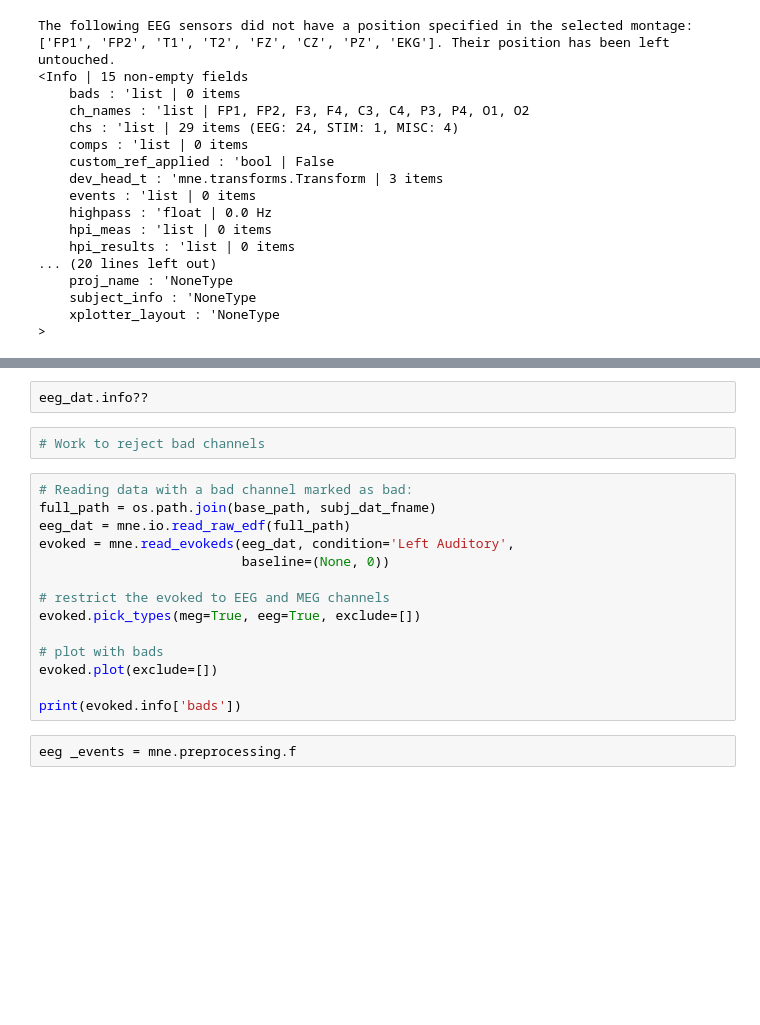
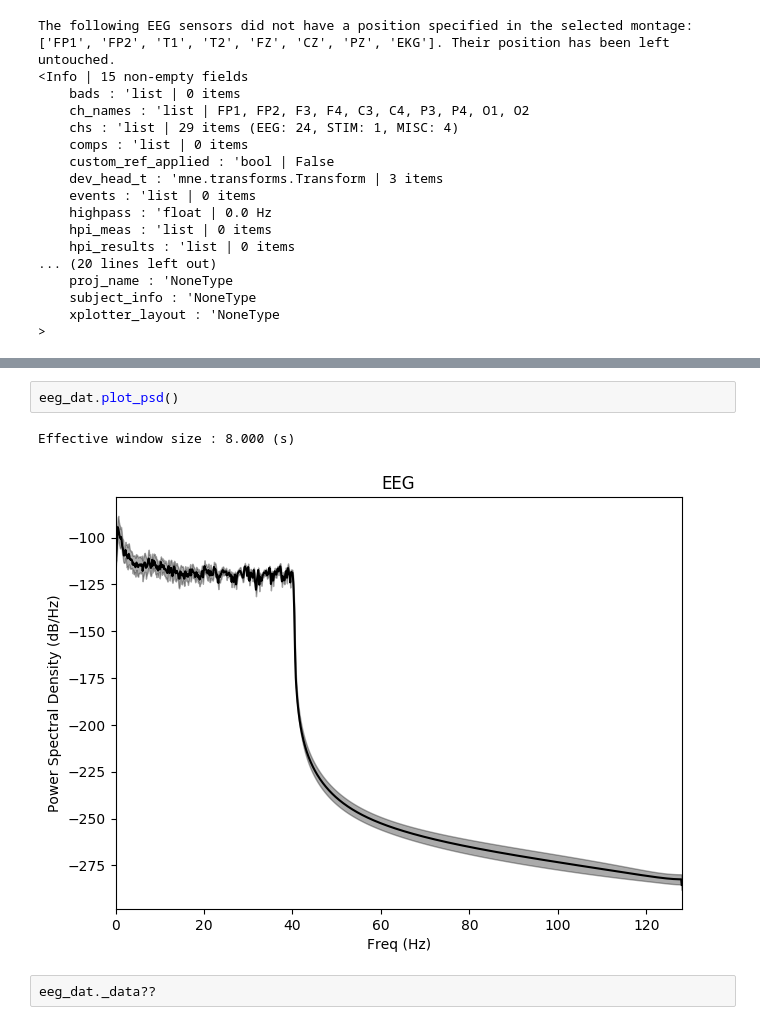
Before and after one commit to voytekresearch/EEGMapping, a Jupyter notebook: MNE-TUH.ipynb, the cells around one changed output, grey strips where cells are left out. Cells and saved outputs as stored; diff of their text form; blank space fills up the shorter version.

```diff
--- a/MNE-TUH.ipynb
+++ b/MNE-TUH.ipynb
@@ -238,20 +255,7 @@ print(epochs)
 # %%
-eeg_dat.info??
+eeg_dat.plot_psd()
+# %% [output]
+Effective window size : 8.000 (s)
+[figure, added]
-# %%
-# Work to reject bad channels
-# %%
-# Reading data with a bad channel marked as bad:
-full_path = os.path.join(base_path, subj_dat_fname)
-eeg_dat = mne.io.read_raw_edf(full_path)
-evoked = mne.read_evokeds(eeg_dat, condition='Left Auditory',
-                          baseline=(None, 0))
-
-# restrict the evoked to EEG and MEG channels
-evoked.pick_types(meg=True, eeg=True, exclude=[])
-
-# plot with bads
-evoked.plot(exclude=[])
-
-print(evoked.info['bads'])
-# %%
-eeg _events = mne.preprocessing.f
+# %%
+eeg_dat._data??
```
Also changed, not shown: parts of 15 cells of this notebook.
